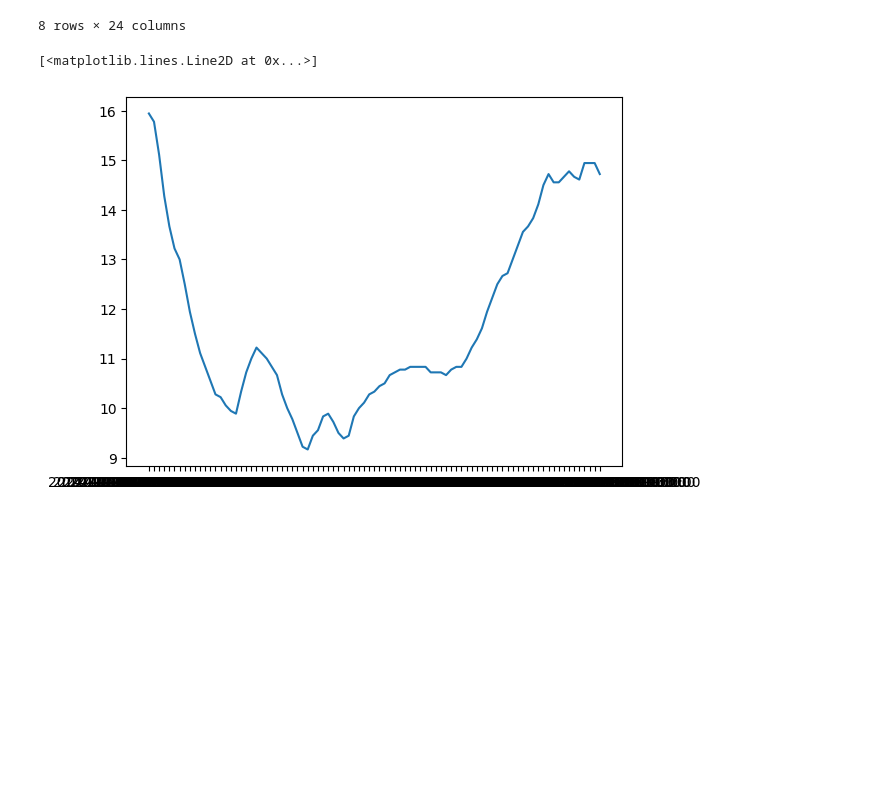
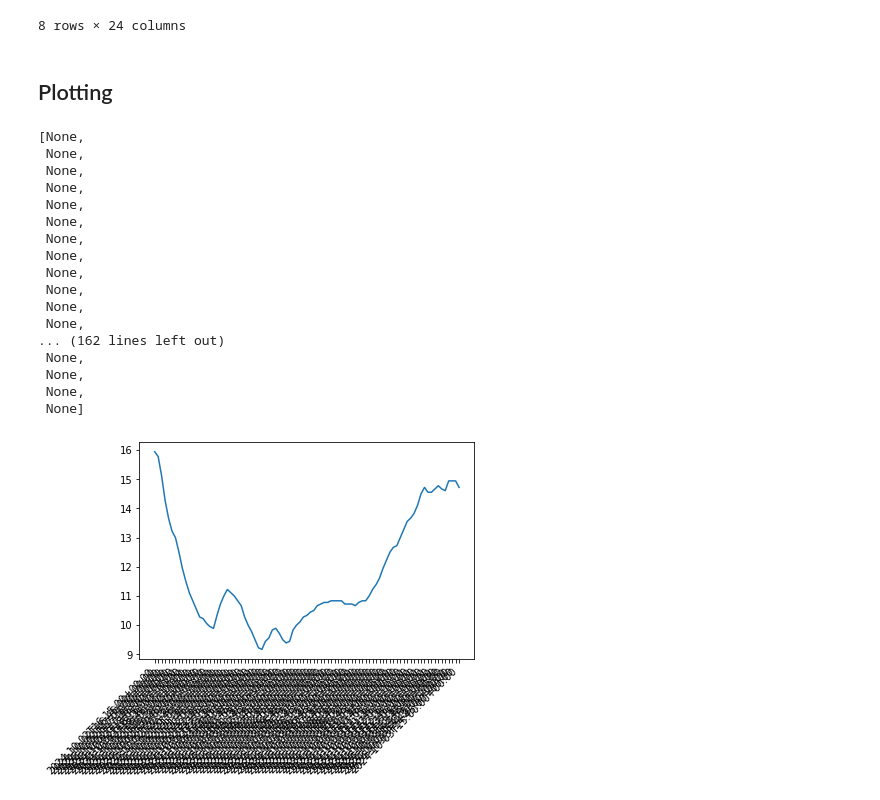
Before and after one commit to holmstead/PFDA, a Jupyter notebook: assignments/assignment2-weather.ipynb, the cells around one changed output. Saved outputs shown, nothing was run; the diff lists cells and outputs as text; code cells hidden in the pictures; blank space fills up the shorter version.

```diff
--- a/assignments/assignment2-weather.ipynb
+++ b/assignments/assignment2-weather.ipynb
@@ -64,10 +67,38 @@ df.describe()
 | 75% | 1.0 | 1.0 | 333.000000 | 89.400000 | 3.750000 | ... |
 | max | 1.0 | 1.0 | 359.000000 | 92.400000 | 14.250000 | ... |
 8 rows × 24 columns
-# %%
-fig, ax = plt.subplots(1, 1)
-
-ax.plot(df['reportStartDateTime'], df['dryBulbTemperature_Celsius'])
-# %% [output]
-[<matplotlib.lines.Line2D at 0x...>]
-[figure, removed]
+# %% [markdown]
+## Plotting
+# %%
+# set up the canvas
+fig, ax = plt.subplots(1, 1)
+
+# define the x and y values
+x_values = df["reportStartDateTime"]
+y_values = df["dryBulbTemperature_Celsius"]
+
+# create the plot
+ax.plot(x_values, y_values)
+
+# rotate the x-labels for better viewing
+labels = ax.get_xticklabels()
+plt.setp(labels, rotation=45, horizontalalignment="right")
+# %% [output]
+[None,
+ None,
+ None,
+ None,
+ None,
+ None,
+ None,
+ None,
+ None,
+ None,
+ None,
+ None,
+... (162 lines left out)
+ None,
+ None,
+ None,
+ None]
+[figure, added]
```
Also changed, not shown: parts of 11 cells of this notebook.
